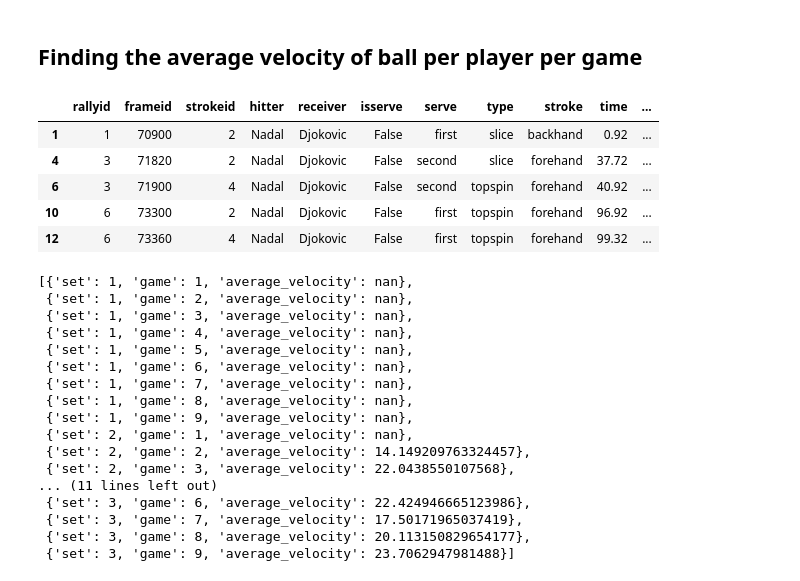
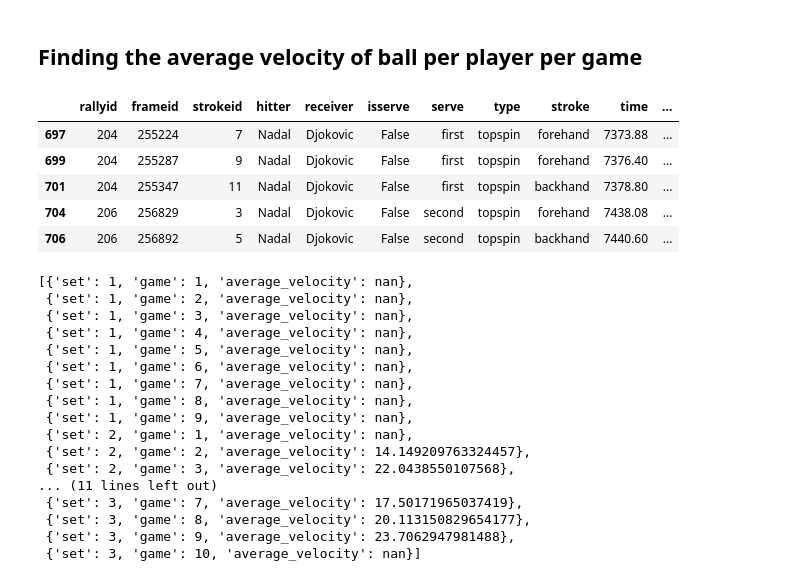
Before and after one commit to ThomasLee94/AUS-open-final-2019-analysis, a Jupyter notebook: analysis.ipynb, the cells around one changed output. Saved outputs shown, nothing was run; the diff lists cells and outputs as text; code cells hidden in the pictures.

Commit message:
[update] get all velocities function

```diff
--- a/analysis.ipynb
+++ b/analysis.ipynb
@@ -173,38 +173,67 @@ df_merged_rally.head(7)
 # %%
 ARG_DJOK = df_merged_rally["hitter"] == "Djokovic"
 df_merged_rally_djok = df_merged_rally[ARG_DJOK]
 
 ARG_NADAL = df_merged_rally["hitter"] == "Nadal"
 df_merged_rally_nadal = df_merged_rally[ARG_NADAL]
 
-df_merged_rally_nadal.head()
+ARG_TEST = df_merged_rally_nadal["set"] == 3
+df_merged_rally_nadal[ARG_TEST].tail()
 # %% [output]
 |  | rallyid | frameid | strokeid | hitter | receiver | isserve | serve | type | stroke | time | ... |
-| 1 | 1 | 70900 | 2 | Nadal | Djokovic | False | first | slice | backhand | 0.92 | ... |
-| 4 | 3 | 71820 | 2 | Nadal | Djokovic | False | second | slice | forehand | 37.72 | ... |
-| 6 | 3 | 71900 | 4 | Nadal | Djokovic | False | second | topspin | forehand | 40.92 | ... |
-| 10 | 6 | 73300 | 2 | Nadal | Djokovic | False | first | topspin | forehand | 96.92 | ... |
-| 12 | 6 | 73360 | 4 | Nadal | Djokovic | False | first | topspin | forehand | 99.32 | ... |
+| 697 | 204 | 255224 | 7 | Nadal | Djokovic | False | first | topspin | forehand | 7373.88 | ... |
+| 699 | 204 | 255287 | 9 | Nadal | Djokovic | False | first | topspin | forehand | 7376.40 | ... |
+| 701 | 204 | 255347 | 11 | Nadal | Djokovic | False | first | topspin | backhand | 7378.80 | ... |
+| 704 | 206 | 256829 | 3 | Nadal | Djokovic | False | second | topspin | forehand | 7438.08 | ... |
+| 706 | 206 | 256892 | 5 | Nadal | Djokovic | False | second | topspin | backhand | 7440.60 | ... |
 # %%
 def get_all_average_velocities(df):
-    # NOTE: Change these values to whatever the actual total number of sets and games are
-    TOTAL_SETS, TOTAL_GAMES = 3, 9
+
+    TOTAL_SETS = 3
+    GAMES_SET_1 = 9
+    GAMES_SET_2 = 8
+    GAMES_SET_3 = 10
+
     average_velocities = list()
 
     # Iterate across all possible set-game combinations
     for set_index in range(TOTAL_SETS):
-        for game_index in range(TOTAL_GAMES):
-            # Create arguments for grabbing data for specific iterated set and game
-            ARG_MATCH_SET = (df["set"] == set_index)
-            ARG_MATCH_GAME = (df["game"] == game_index)
-            set_game_match = df[ARG_MATCH_SET & ARG_MATCH_GAME]
+        if set_index == 0:
+            for game_index in range(GAMES_SET_1):
+                # Create arguments for grabbing data for specific iterated set and game
+                ARG_MATCH_SET = (df["set"] == set_index)
+                ARG_MATCH_GAME = (df["game"] == game_index)
+                set_game_match = df[ARG_MATCH_SET & ARG_MATCH_GAME]
 
-            # Calculate and save average velocity for set-game combo
-            set_game_velocity = {"set": set_index + 1, "game": game_index + 1, "average_velocity": np.mean(set_game_match["velocity (yard/second) "])}
-            average_velocities.append(set_game_velocity)
+                # Calculate and save average velocity for set-game combo
+                set_game_velocity = {"set": set_index + 1, "game": game_index + 1, "average_velocity": np.mean(set_game_match["velocity (yard/second) "])}
+                average_velocities.append(set_game_velocity)
+
+        if set_index == 1:
+            for game_index in range(GAMES_SET_2):
+                # Create arguments for grabbing data for specific iterated set and game
+                ARG_MATCH_SET = (df["set"] == set_index)
+                ARG_MATCH_GAME = (df["game"] == game_index)
+                set_game_match = df[ARG_MATCH_SET & ARG_MATCH_GAME]
+
+                # Calculate and save average velocity for set-game combo
+                set_game_velocity = {"set": set_index + 1, "game": game_index + 1, "average_velocity": np.mean(set_game_match["velocity (yard/second) "])}
+                average_velocities.append(set_game_velocity)
+
+        if set_index == 2:
+            for game_index in range(GAMES_SET_3):
+                # Create arguments for grabbing data for specific iterated set and game
+                ARG_MATCH_SET = (df["set"] == set_index)
+                ARG_MATCH_GAME = (df["game"] == game_index)
+                set_game_match = df[ARG_MATCH_SET & ARG_MATCH_GAME]
+
+                # Calculate and save average velocity for set-game combo
+                set_game_velocity = {"set": set_index + 1, "game": game_index + 1, "average_velocity": np.mean(set_game_match["velocity (yard/second) "])}
+                average_velocities.append(set_game_velocity)
+
+
     return average_velocities
 
-# Test function on your dataset
 average_velocities = get_all_average_velocities(df_merged_rally_djok)
 average_velocities
 # %% [output]
@@ -221,7 +250,7 @@ average_velocities
  {'set': 2, 'game': 2, 'average_velocity': 14.149209763324457},
  {'set': 2, 'game': 3, 'average_velocity': 22.0438550107568},
 ... (11 lines left out)
- {'set': 3, 'game': 6, 'average_velocity': 22.424946665123986},
  {'set': 3, 'game': 7, 'average_velocity': 17.50171965037419},
  {'set': 3, 'game': 8, 'average_velocity': 20.113150829654177},
- {'set': 3, 'game': 9, 'average_velocity': 23.7062947981488}]
+ {'set': 3, 'game': 9, 'average_velocity': 23.7062947981488},
+ {'set': 3, 'game': 10, 'average_velocity': nan}]
```
